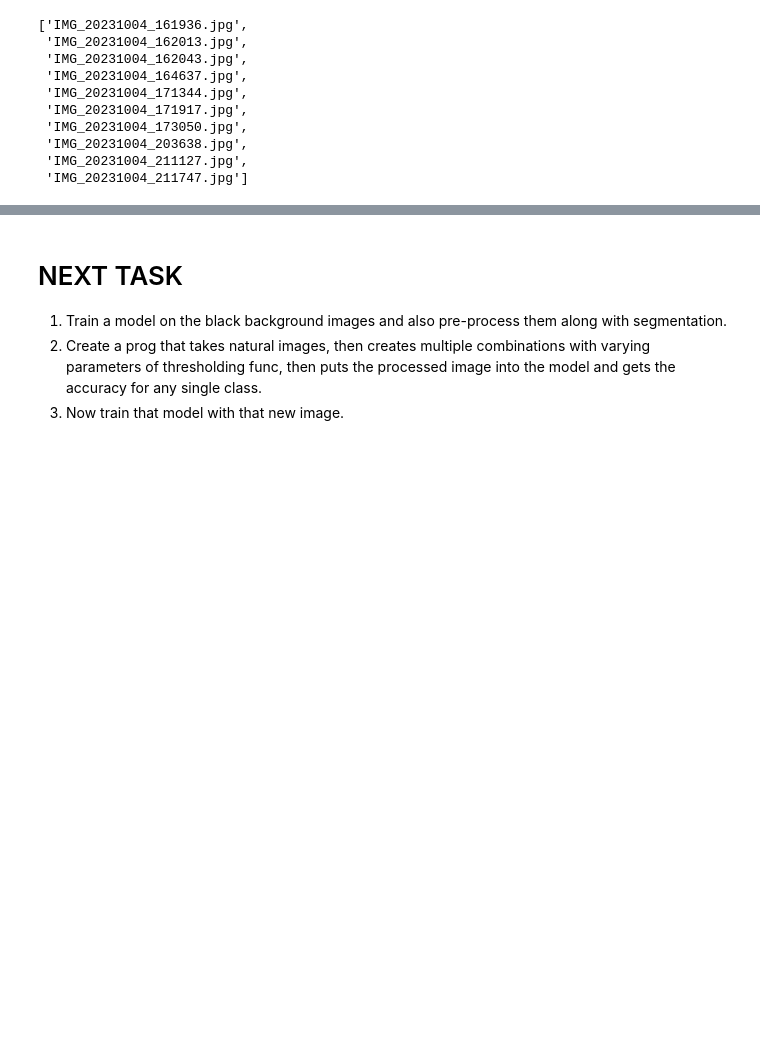
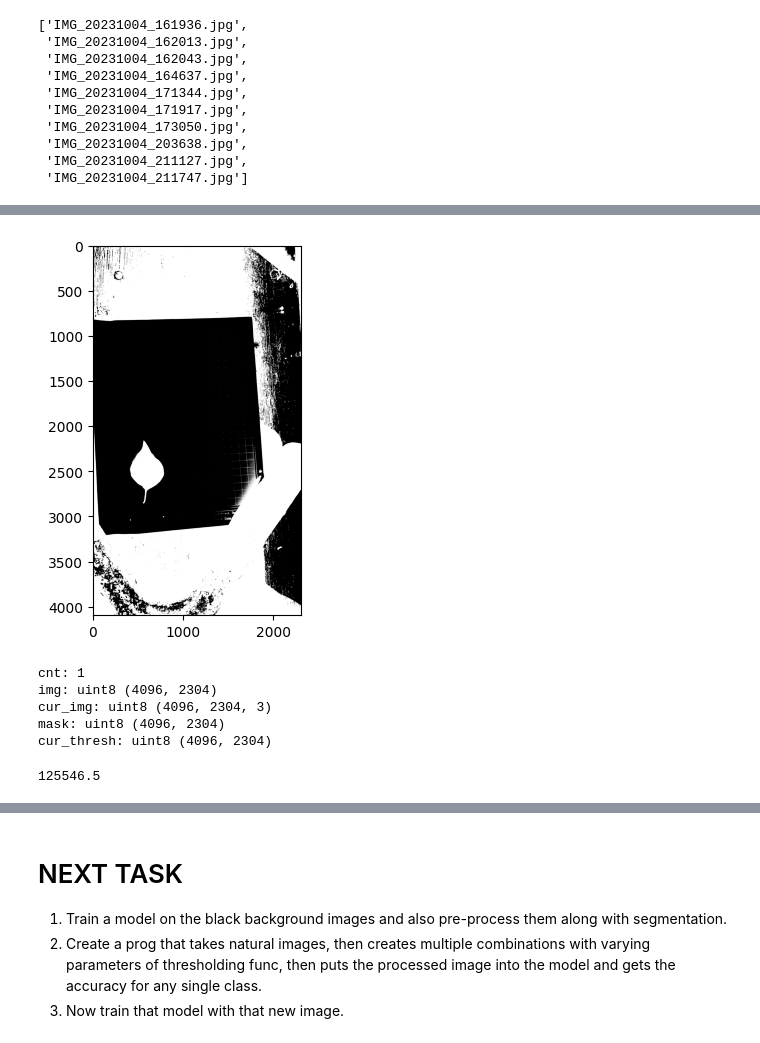
Before and after one commit to Yash-Koshti/Leaf_Species_Detection, a Jupyter notebook: Leaf_Image_Preprocessing.ipynb, the cells around one changed output, grey strips where cells are left out. Saved outputs shown, nothing was run; the diff lists cells and outputs as text; code cells hidden in the pictures; blank space fills up the shorter version.

```diff
--- a/Leaf_Image_Preprocessing.ipynb
+++ b/Leaf_Image_Preprocessing.ipynb
@@ -202,0 +224,40 @@ for image in image_blackBG_lst:
+# %%
+cur_img_gray = cv.cvtColor(cv.GaussianBlur(cur_img, (7,7), 0), cv.COLOR_BGR2GRAY)
+# %%
+cur_thresh = cv.threshold(cur_img_gray, np.mean(cur_img_gray), 255, cv.THRESH_BINARY_INV+cv.THRESH_OTSU)[1]
+plt.imshow(cur_thresh, cmap='Greys_r')
+plt.show()
+# %% [output]
+[figure, added]
+# %%
+edges = cv.dilate(cv.Canny(cur_thresh, 0, 255), None)
+# masked = []
+# segmented = []
+
+# plt.imshow(edges)
+# plt.show()
+
+cnt = cv.findContours(edges, cv.RETR_LIST, cv.CHAIN_APPROX_SIMPLE)[-2]
+cnt = [x for x in cnt if cv.contourArea(x) > 120000 and cv.contourArea(x) < 130000]
+mask = np.zeros_like(edges, np.uint8)
+
+print('cnt:', len(cnt))
+print('img:', edges.dtype, edges.shape)
+print('cur_img:', cur_img.dtype, cur_img.shape)
+print('mask:', mask.dtype, mask.shape)
+print('cur_thresh:', cur_thresh.dtype, cur_thresh.shape)
+
+masked = cv.drawContours(mask, cnt,-1, 255, -1)
+dst = cv.bitwise_and(cur_img, cur_img, mask=mask)
+segmented = cv.cvtColor(dst, cv.COLOR_BGR2RGB)
+# %% [output]
+cnt: 1
+img: uint8 (4096, 2304)
+cur_img: uint8 (4096, 2304, 3)
+mask: uint8 (4096, 2304)
+cur_thresh: uint8 (4096, 2304)
+# %%
+for x in cnt:
+    print(cv.contourArea(x))
+# %% [output]
+125546.5
```
Also changed, not shown: parts of 15 cells of this notebook, 52 other files.
